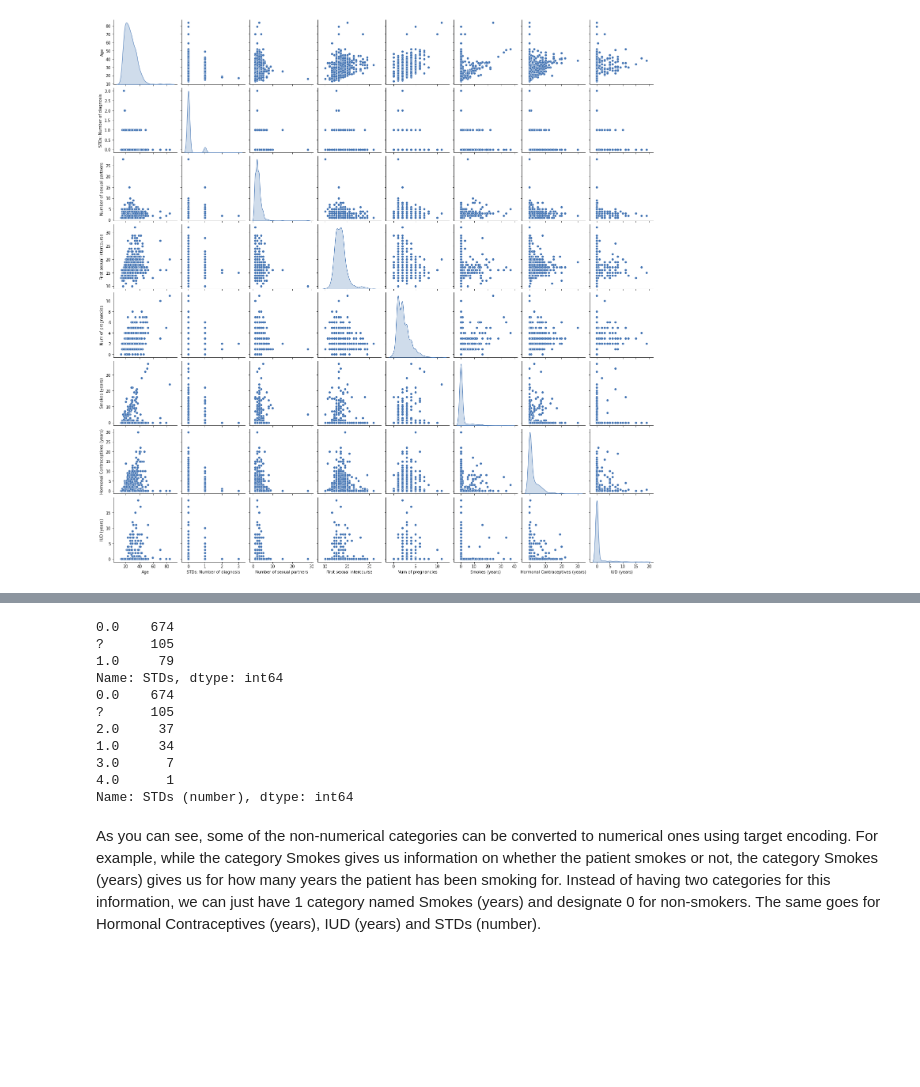
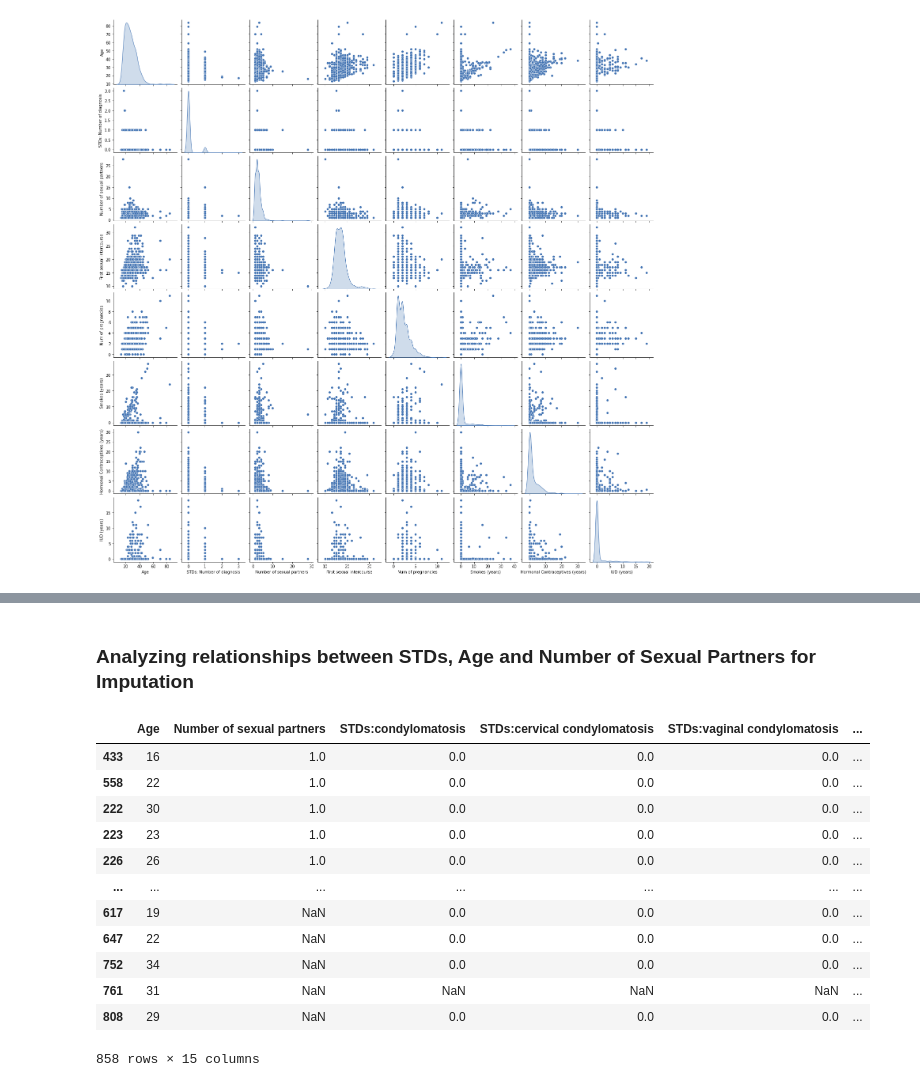
Before and after one commit to Shruti-Kaushal/Constructing-Risk-Profiles-for-Cervical-Cancer, a Jupyter notebook: Exploratory Analysis and Visualization.ipynb, the cells around one changed output, grey strips where cells are left out. Drawn from its saved outputs; the diff is of its cells as text; code cells hidden in the pictures; blank space fills up the shorter version.

```diff
--- a/Exploratory Analysis and Visualization.ipynb
+++ b/Exploratory Analysis and Visualization.ipynb
@@ -207,17 +133,0 @@ Name: IUD (years), dtype: int64
-# %%
-print(data["STDs"].value_counts())
-print(data["STDs (number)"].value_counts())
-# %% [output]
-0.0    674
-?      105
-1.0     79
-Name: STDs, dtype: int64
-0.0    674
-?      105
-2.0     37
-1.0     34
-3.0      7
-4.0      1
-Name: STDs (number), dtype: int64
-# %% [markdown]
-As you can see, some of the non-numerical categories can be converted to numerical ones using target encoding. For example, while the category Smokes gives us information on whether the patient smokes or not, the category Smokes (years) gives us for how many years the patient has been smoking for. Instead of having two categories for this information, we can just have 1 category named Smokes (years) and designate 0 for non-smokers. The same goes for Hormonal Contraceptives (years), IUD (years) and STDs (number).
@@ -225,0 +134,2 @@ data = data.drop(columns=['Smokes', 'Hormonal Contraceptives', 'IUD', 'STDs'])
+# %% [markdown]
+### Analyzing relationships between STDs, Age and Number of Sexual Partners for Imputation
@@ -225,0 +139,16 @@ data = data.drop(columns=['Smokes', 'Hormonal Contraceptives', 'IUD', 'STDs'])
+# %%
+std_df
+# %% [output]
+|  | Age | Number of sexual partners | STDs:condylomatosis | STDs:cervical condylomatosis | STDs:vaginal condylomatosis | ... |
+| 433 | 16 | 1.0 | 0.0 | 0.0 | 0.0 | ... |
+| 558 | 22 | 1.0 | 0.0 | 0.0 | 0.0 | ... |
+| 222 | 30 | 1.0 | 0.0 | 0.0 | 0.0 | ... |
+| 223 | 23 | 1.0 | 0.0 | 0.0 | 0.0 | ... |
+| 226 | 26 | 1.0 | 0.0 | 0.0 | 0.0 | ... |
+| ... | ... | ... | ... | ... | ... | ... |
+| 617 | 19 | NaN | 0.0 | 0.0 | 0.0 | ... |
+| 647 | 22 | NaN | 0.0 | 0.0 | 0.0 | ... |
+| 752 | 34 | NaN | 0.0 | 0.0 | 0.0 | ... |
+| 761 | 31 | NaN | NaN | NaN | NaN | ... |
+| 808 | 29 | NaN | 0.0 | 0.0 | 0.0 | ... |
+858 rows × 15 columns
```
Also changed, not shown: parts of 14 cells of this notebook.
